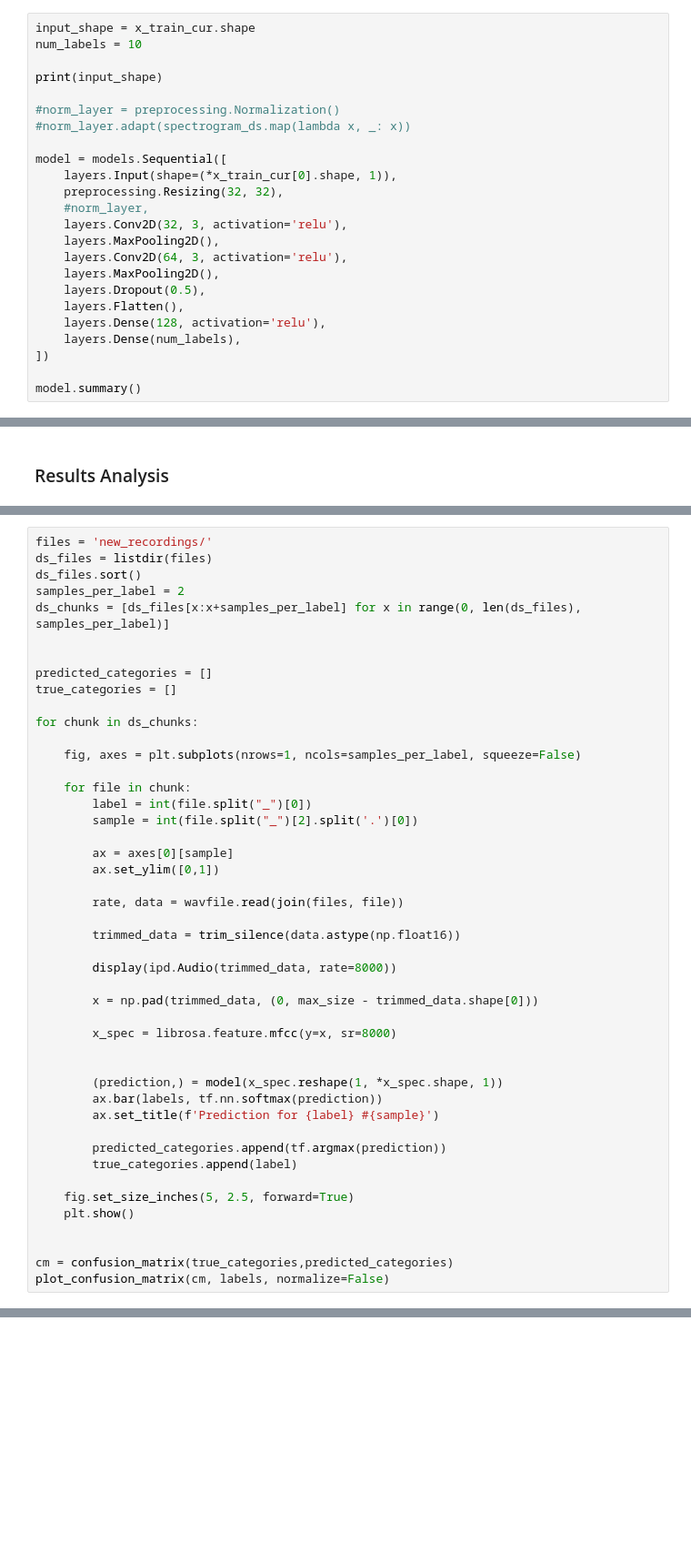
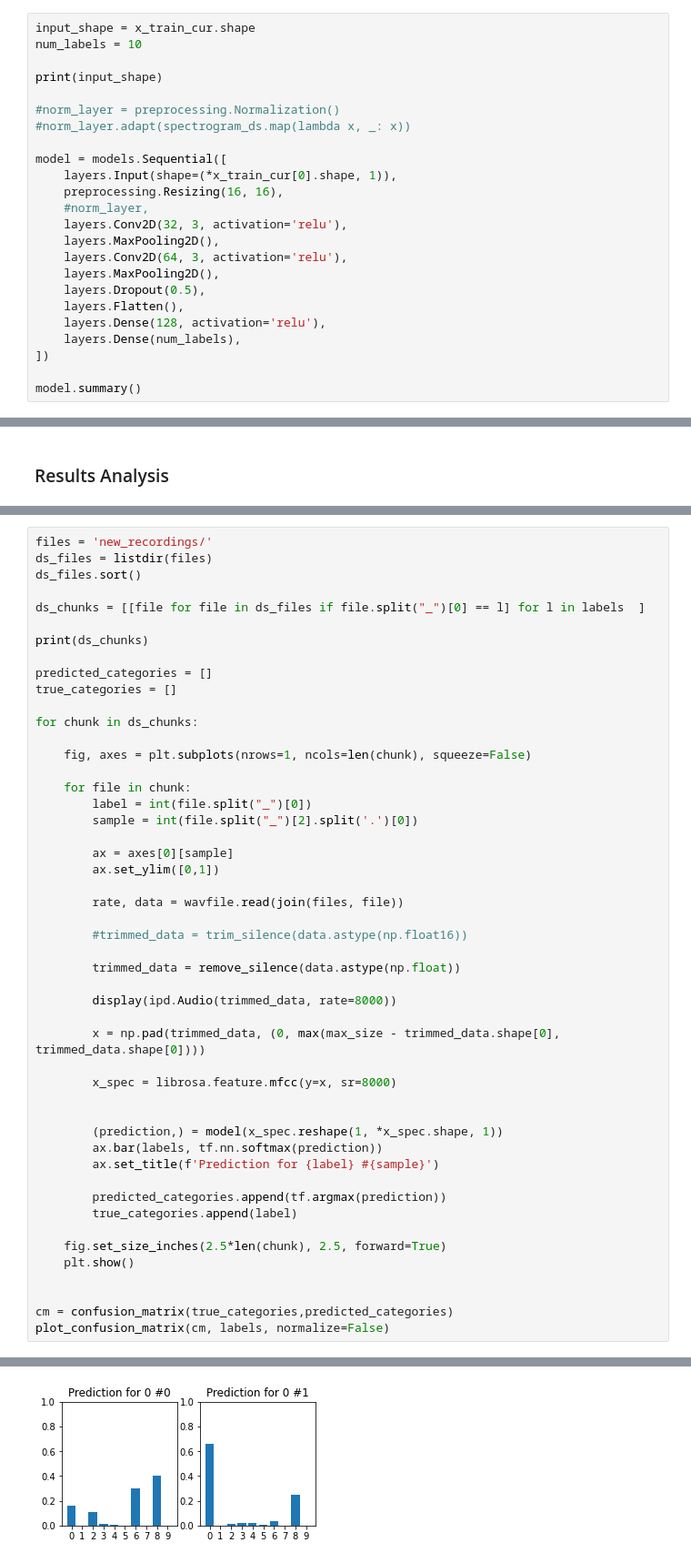
Before and after one commit to leand12/TAAProject2, a Jupyter notebook: proj2.ipynb, the cells around one changed output, grey strips where cells are left out. Shown: that part at 91% size. Saved outputs shown, nothing was run; the diff lists cells and outputs as text; blank space fills up the shorter version.

```diff
--- a/proj2.ipynb
+++ b/proj2.ipynb
@@ -297,7 +369,7 @@ print(input_shape)
 
 model = models.Sequential([
     layers.Input(shape=(*x_train_cur[0].shape, 1)),
-    preprocessing.Resizing(32, 32),
+    preprocessing.Resizing(16, 16),
     #norm_layer,
     layers.Conv2D(32, 3, activation='relu'),
     layers.MaxPooling2D(),
@@ -419,16 +538,17 @@ plt.show()
 files = 'new_recordings/'
 ds_files = listdir(files)
 ds_files.sort()
-samples_per_label = 2
-ds_chunks = [ds_files[x:x+samples_per_label] for x in range(0, len(ds_files), samples_per_label)]
 
+ds_chunks = [[file for file in ds_files if file.split("_")[0] == l] for l in labels  ]
+
+print(ds_chunks)
 
 predicted_categories = []
 true_categories = []
 
 for chunk in ds_chunks:
 
-    fig, axes = plt.subplots(nrows=1, ncols=samples_per_label, squeeze=False)
+    fig, axes = plt.subplots(nrows=1, ncols=len(chunk), squeeze=False)
 
     for file in chunk:
         label = int(file.split("_")[0])
@@ -439,11 +559,13 @@ for chunk in ds_chunks:
 
         rate, data = wavfile.read(join(files, file))
 
-        trimmed_data = trim_silence(data.astype(np.float16))
+        #trimmed_data = trim_silence(data.astype(np.float16))
+
+        trimmed_data = remove_silence(data.astype(np.float))
 
         display(ipd.Audio(trimmed_data, rate=8000))
 
-        x = np.pad(trimmed_data, (0, max_size - trimmed_data.shape[0]))
+        x = np.pad(trimmed_data, (0, max(max_size - trimmed_data.shape[0], trimmed_data.shape[0])))
 
         x_spec = librosa.feature.mfcc(y=x, sr=8000)
 
@@ -455,9 +577,10 @@ for chunk in ds_chunks:
         predicted_categories.append(tf.argmax(prediction))
         true_categories.append(label)
 
-    fig.set_size_inches(5, 2.5, forward=True)
+    fig.set_size_inches(2.5*len(chunk), 2.5, forward=True)
     plt.show()
 
 
 cm = confusion_matrix(true_categories,predicted_categories)
 plot_confusion_matrix(cm, labels, normalize=False)
+# %% [output]
@@ -463,0 +590 @@ plot_confusion_matrix(cm, labels, normalize=False)
+[figure, added]
```
Also changed, not shown: parts of 22 cells of this notebook, 14 other files.
